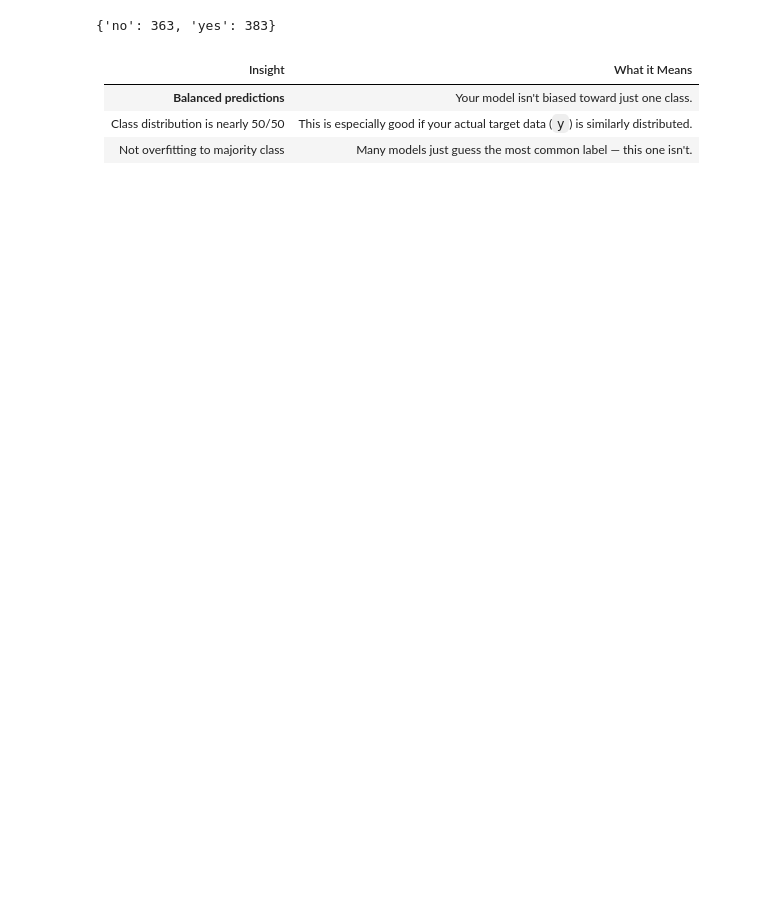
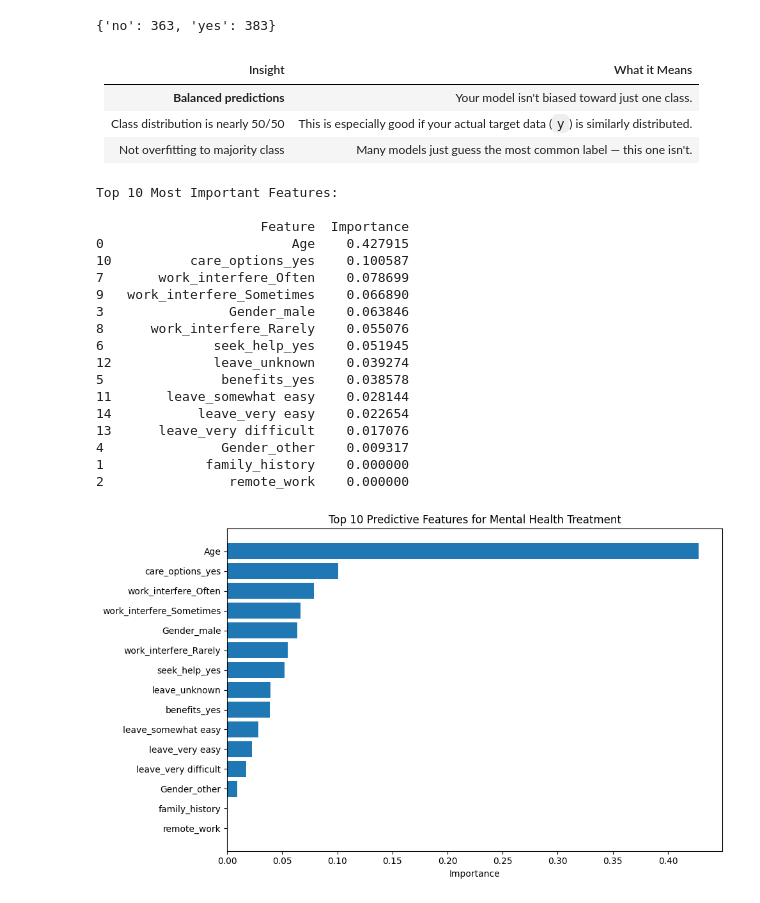
Before and after one commit to Testertesting-create/DSA2040A_DataMining_group1, a Jupyter notebook: DataMining_GroupProject_GroupMembersName/notebooks/3_data_mining.ipynb, the cells around one changed output. Drawn from its saved outputs; the diff is of its cells as text; code cells hidden in the pictures; blank space fills up the shorter version.

Commit message:
corrections and fine tunings
retrained the model on new variables.

```diff
--- a/DataMining_GroupProject_GroupMembersName/notebooks/3_data_mining.ipynb
+++ b/DataMining_GroupProject_GroupMembersName/notebooks/3_data_mining.ipynb
@@ -955,3 +876,52 @@ print(dict(zip(unique, counts)))
 |  **Balanced predictions**           | Your model isn't biased toward just one class.                                     |
 |  Class distribution is nearly 50/50 | This is especially good if your actual target data (`y`) is similarly distributed. |
 |  Not overfitting to majority class  | Many models just guess the most common label — this one isn't.                     |
+# %%
+import joblib
+import pandas as pd
+import matplotlib.pyplot as plt
+
+model = joblib.load("../app/mental_health_model.pkl")
+model_features = joblib.load("../app/model_features.pkl")
+
+
+# Get feature importances from the trained Random Forest
+importances = model.feature_importances_
+
+# Combine into a DataFrame
+importance_df = pd.DataFrame({
+    "Feature": model_features,
+    "Importance": importances
+}).sort_values(by="Importance", ascending=False)
+
+# Display top features
+print("Top 10 Most Important Features:\n")
+print(importance_df.head(15))
+
+# Optional: plot
+plt.figure(figsize=(10, 6))
+plt.barh(importance_df["Feature"].head(15)[::-1], importance_df["Importance"].head(15)[::-1])
+plt.xlabel("Importance")
+plt.title("Top 10 Predictive Features for Mental Health Treatment")
+plt.tight_layout()
+plt.show()
+# %% [output]
+Top 10 Most Important Features:
+
+                     Feature  Importance
+0                        Age    0.427915
+10          care_options_yes    0.100587
+7       work_interfere_Often    0.078699
+9   work_interfere_Sometimes    0.066890
+3                Gender_male    0.063846
+8      work_interfere_Rarely    0.055076
+6              seek_help_yes    0.051945
+12             leave_unknown    0.039274
+5               benefits_yes    0.038578
+11       leave_somewhat easy    0.028144
+14           leave_very easy    0.022654
+13      leave_very difficult    0.017076
+4               Gender_other    0.009317
+1             family_history    0.000000
+2                remote_work    0.000000
+[figure, added]
```
Also changed, not shown: parts of 8 cells of this notebook, 4 other files.
